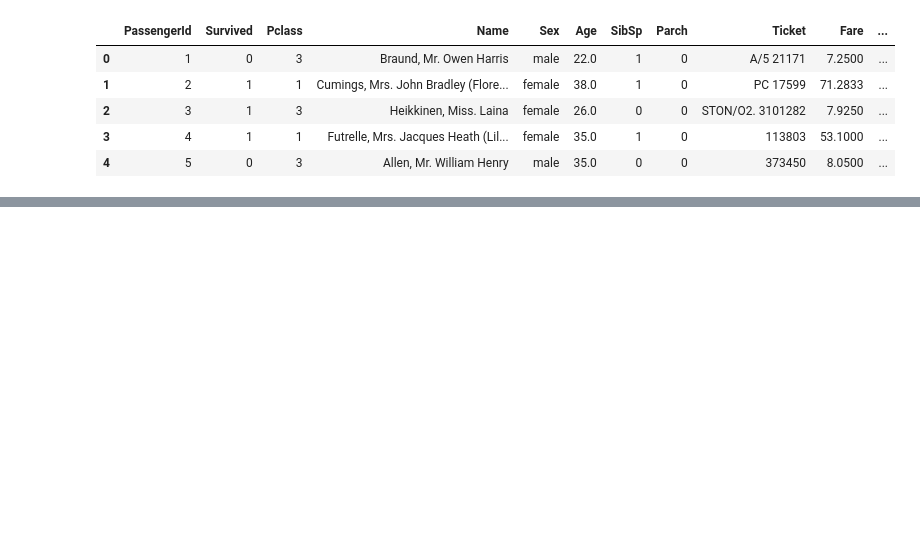
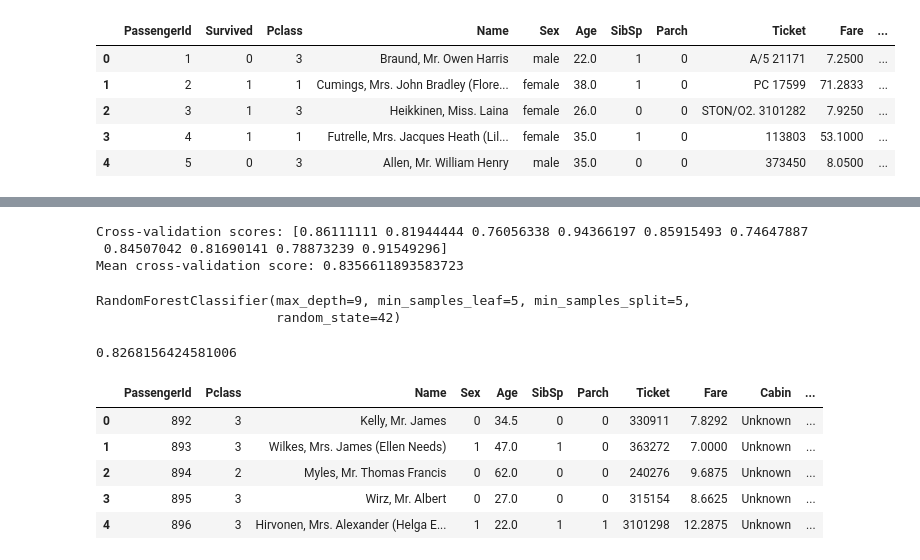
Before and after one commit to lintello-10/Titanic-Data-cleaning-Features-Engineering, a Jupyter notebook: analysis.ipynb, the cells around one changed output, grey strips where cells are left out. Drawn from its saved outputs; the diff is of its cells as text; code cells hidden in the pictures; blank space fills up the shorter version.

Commit message:
Training of model RandomForestClassifier and predictions

```diff
--- a/analysis.ipynb
+++ b/analysis.ipynb
@@ -9,6 +13,8 @@ print("Libraries imported successfully!")
 # %% [output]
 Libraries imported successfully!
 # %%
+# Loading the Titanic dataset
+titanic_test = pd.read_csv('test.csv')
 titanic_df = pd.read_csv('train.csv')
 titanic_df.info()
 # %% [output]
@@ -214,0 +298,51 @@ titanic_df.head()
+# %%
+# Training the Random Forest Classifier model and evaluating it using cross-validation
+model_df = RandomForestClassifier(n_estimators=100, max_depth=9, random_state=42, min_samples_leaf=5, min_samples_split=5)
+scores = cross_val_score(model_df, X_train, y_train, cv=10)
+print("Cross-validation scores:", scores)
+print("Mean cross-validation score:", scores.mean())
+model_df.fit(X_train, y_train)
+# %% [output]
+Cross-validation scores: [0.86111111 0.81944444 0.76056338 0.94366197 0.85915493 0.74647887
+ 0.84507042 0.81690141 0.78873239 0.91549296]
+Mean cross-validation score: 0.8356611893583723
+RandomForestClassifier(max_depth=9, min_samples_leaf=5, min_samples_split=5,
+                       random_state=42)
+# %%
+# Training prediction
+train_predics = model_df.predict(X_test)
+scores = accuracy_score(y_test, train_predics)
+scores
+# %% [output]
+0.8268156424581006
+# %%
+# Cleaning of the columns Cabin
+titanic_test['Cabin'] = titanic_test['Cabin'].fillna('Unknown')
+
+# Creating a new feature 'FamilySize'
+titanic_test['FamilySize'] = titanic_test['SibSp'] + titanic_test['Parch'] + 1
+titanic_test['IsAlone'] = (titanic_test['FamilySize'] == 1).astype(int)
+
+# Extracting titles from the Name column
+titanic_test['Title'] = titanic_test['Name'].str.extract(' ([A-Za-z]+)\.', expand=False)
+
+# creating a new column 'AgeGroup' based on the 'Age' column
+titanic_test['AgeGroup'] = pd.cut( titanic_test['Age'], bins = [0, 5, 18, 35, 60, 80])
+
+# Replacing rare titles with 'Rare' and standardizing other titles
+titanic_test['Title'] = titanic_test['Title'].replace(['Mlle'], 'Miss')
+titanic_test['Title'] = titanic_test['Title'].replace(['Dr', 'Rev', 'Major', 'Col', 'Countess','Capt', 'Sir', 'Lady', 'Dona', 'Jonkheer'], 'Rare')
+titanic_test['Title'] = titanic_test['Title'].replace(['Mme','Ms'], 'Mrs')
+
+# Encoding the 'Sex','Title' and 'Embarked' columns
+titanic_test['Sex'] = titanic_test['Sex'].map({'male': 0, 'female': 1 })
+titanic_test = pd.get_dummies(titanic_test, columns=['Title','Embarked'], dtype=int)
+titanic_test = pd.get_dummies(titanic_test, columns=['AgeGroup'], drop_first=True, dtype=int)
+titanic_test.head()
+# %% [output]
+|  | PassengerId | Pclass | Name | Sex | Age | SibSp | Parch | Ticket | Fare | Cabin | ... |
+| 0 | 892 | 3 | Kelly, Mr. James | 0 | 34.5 | 0 | 0 | 330911 | 7.8292 | Unknown | ... |
+| 1 | 893 | 3 | Wilkes, Mrs. James (Ellen Needs) | 1 | 47.0 | 1 | 0 | 363272 | 7.0000 | Unknown | ... |
+| 2 | 894 | 2 | Myles, Mr. Thomas Francis | 0 | 62.0 | 0 | 0 | 240276 | 9.6875 | Unknown | ... |
+| 3 | 895 | 3 | Wirz, Mr. Albert | 0 | 27.0 | 0 | 0 | 315154 | 8.6625 | Unknown | ... |
+| 4 | 896 | 3 | Hirvonen, Mrs. Alexander (Helga E... | 1 | 22.0 | 1 | 1 | 3101298 | 12.2875 | Unknown | ... |
```
Also changed, not shown: parts of 13 cells of this notebook, 2 other files.
